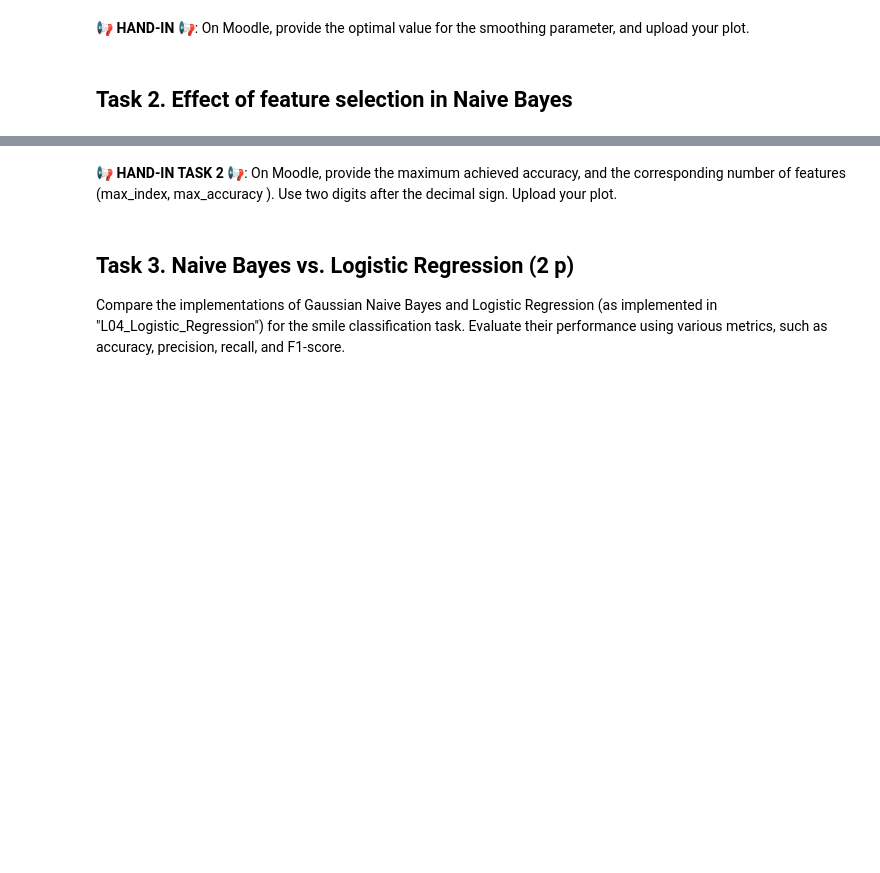
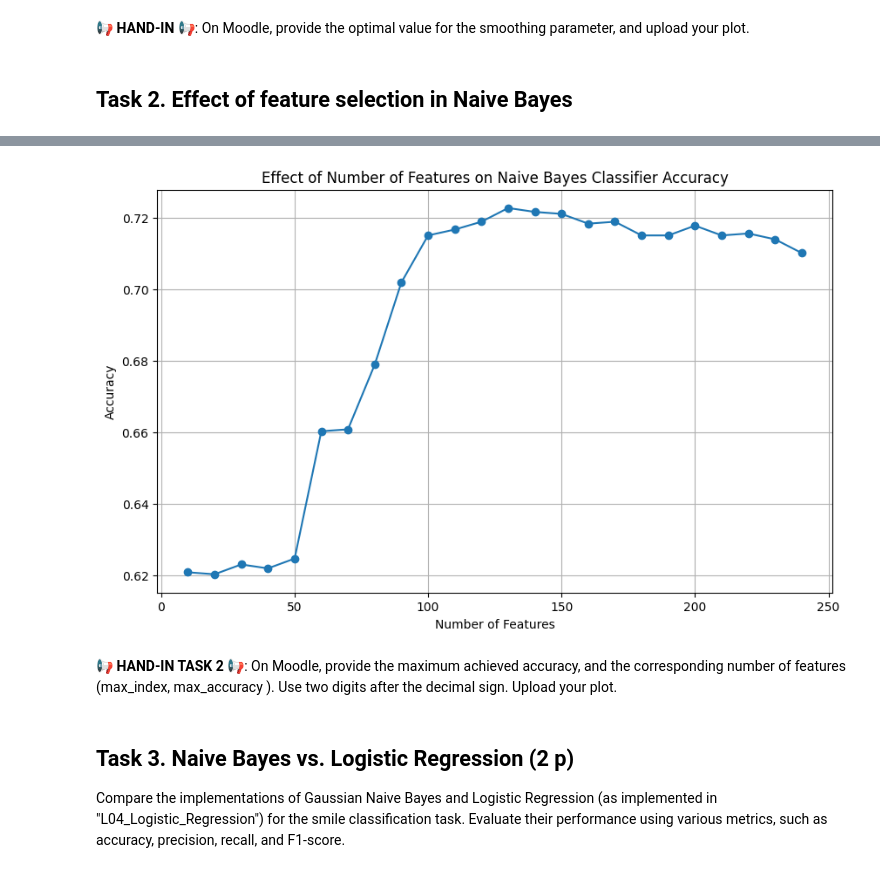
Before and after one commit to e2daz/MLDM_labs, a Jupyter notebook: week10/L10_GenerativeModels_Assignment.ipynb, the cells around one changed output, grey strips where cells are left out. Saved outputs shown, nothing was run; the diff lists cells and outputs as text; code cells hidden in the pictures; blank space fills up the shorter version.

```diff
--- a/week10/L10_GenerativeModels_Assignment.ipynb
+++ b/week10/L10_GenerativeModels_Assignment.ipynb
@@ -96,8 +96,13 @@ for idx in ambiguousIdxs:
 naiveBayesClassifier = GaussianNB(var_smoothing=0.03)
 # TODO: implement the rest here
 # Train the model
+naiveBayesClassifier.fit(trainingFaces, trainingLabels)
+
 # Make predictions
+predictions = naiveBayesClassifier.predict(testingFaces)
+
 # Calculate accuracy
+accuracy = accuracy_score(testingLabels, predictions)
 print(accuracy)
 # %% [output]
 0.736870897155361
@@ -136,6 +141,17 @@ accuracies = []
 
 #TODO: Create the loop for training and evaluating the Gaussian Naive Bayes classifier with the current smoothing value
 
+for smoothing in smoothing_values:
+    # Train Gaussian Naive Bayes with given smoothing
+    gnb = GaussianNB(var_smoothing=smoothing)
+    gnb.fit(trainingFaces, trainingLabels)
+
+    # Predict on test set
+    y_pred = gnb.predict(testingFaces)
+
+    # Compute accuracy
+    accuracy = accuracy_score(testingLabels, y_pred)
+    accuracies.append(accuracy)
 
 # Print accuracies for each smoothing value
 for smoothing, accuracy in zip(smoothing_values, accuracies):
@@ -201,0 +188,66 @@ max_index, max_accuracy = max_accuracy_tuple
+# %%
+import numpy as np
+from sklearn.naive_bayes import GaussianNB
+from sklearn.metrics import accuracy_score
+import matplotlib.pyplot as plt
+
+# Function to train the Gaussian Naive Bayes model on varying number of features
+def evaluate_varying_features(trainingFaces, trainingLabels, testingFaces, testingLabels):
+    num_features = trainingFaces.shape[1]
+    side = int(np.sqrt(num_features))  # should be 24 for 24x24
+    assert side * side == num_features, "Expected square images (e.g., 24x24)."
+
+    accuracies = []
+
+    # middle 10 pixels horizontally
+    mid_start = side // 2 - 5        # for 24: 12 - 5 = 7
+    mid_end = mid_start + 10         # 7..16 → 10 pixels
+    bottom_row = side - 1            # for 24: row index 23
+
+    # Loop: start with bottom row, then bottom+row_above, etc.
+    for rows_up in range(1, side + 1):  # up to using all rows if you want
+        rows = range(bottom_row, bottom_row - rows_up, -1)  # 23, 22, 21, ...
+
+        # Collect indices of selected pixels (middle 10 of each selected row)
+        selected_indices = [
+            r * side + c
+            for r in rows
+            for c in range(mid_start, mid_end)
+        ]
+
+        # Subset training and test data to these features
+        X_train_sub = trainingFaces[:, selected_indices]
+        X_test_sub = testingFaces[:, selected_indices]
+
+        # Train Gaussian Naive Bayes (you can set var_smoothing=1 if that's your optimum)
+        gnb = GaussianNB(var_smoothing=1.0)
+        gnb.fit(X_train_sub, trainingLabels)
+
+        # Evaluate
+        y_pred = gnb.predict(X_test_sub)
+        accuracy = accuracy_score(testingLabels, y_pred)
+
+        # Store (number_of_features_used, accuracy)
+        accuracies.append((len(selected_indices), accuracy))
+
+    return accuracies
+
+
+# Evaluate and plot the results
+accuracies = evaluate_varying_features(trainingFaces, trainingLabels, testingFaces, testingLabels)
+
+# Find the maximum accuracy with the corresponding number of features
+max_accuracy_tuple = max(accuracies, key=lambda x: x[1])
+max_index, max_accuracy = max_accuracy_tuple
+print(f"Maximum Accuracy: {max_accuracy:.3f} at index {max_index}")
+
+# Plot the accuracies against number of features used
+feature_counts, accuracy_values = zip(*accuracies)
+plt.figure(figsize=(10, 6))
+plt.plot(feature_counts, accuracy_values, marker='o')
+plt.xlabel('Number of Features')
+plt.ylabel('Accuracy')
+plt.title('Effect of Number of Features on Naive Bayes Classifier Accuracy')
+plt.grid(True)
+plt.show()
+# %% [output]
@@ -202,3 +255,4 @@ max_index, max_accuracy = max_accuracy_tuple
+[figure, added]
 # %% [markdown]
 📢 **HAND-IN TASK 2** 📢:
 On Moodle, provide the maximum achieved accuracy, and the corresponding number of features (max_index, max_accuracy ). Use two digits after the decimal sign. Upload your plot.
```
Also changed, not shown: parts of 4 cells of this notebook.
